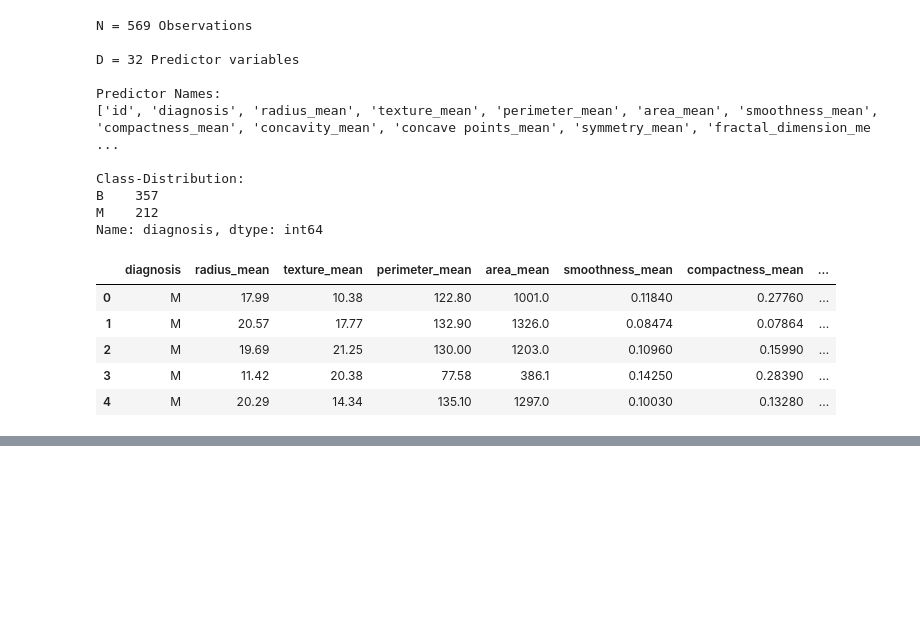
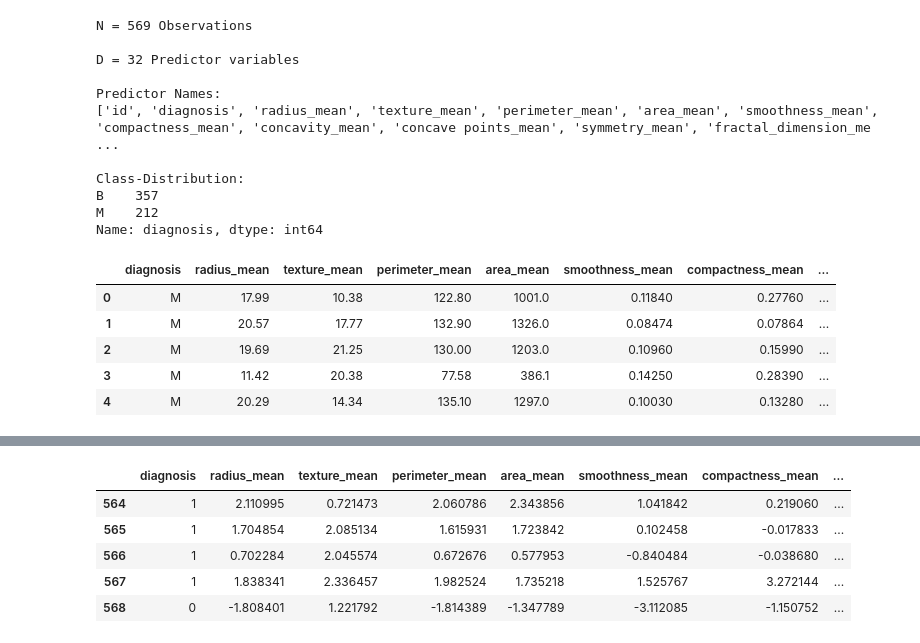
Before and after one commit to lucasabdalah/Exploratory-Data-Analisys, a Jupyter notebook: code/hw3/data_classification.ipynb, the cells around one changed output, grey strips where cells are left out. Drawn from its saved outputs; the diff is of its cells as text; code cells hidden in the pictures; blank space fills up the shorter version.

Commit message:
dummy variables

```diff
--- a/code/hw3/data_classification.ipynb
+++ b/code/hw3/data_classification.ipynb
@@ -73,0 +97,17 @@ df.head(5)
+# %%
+data= df.copy()
+# Convert categorical values to integers (Dummy Variables)
+# B = 0; M = 1
+data['diagnosis'] = data['diagnosis'].replace(['B', 'M'], [0, 1])
+# %%
+# Center and scale predictors values
+data[numeric_columns] = data[numeric_columns].apply(zscore)
+# %%
+data.tail(5)
+# %% [output]
+|  | diagnosis | radius_mean | texture_mean | perimeter_mean | area_mean | smoothness_mean | compactness_mean | ... |
+| 564 | 1 | 2.110995 | 0.721473 | 2.060786 | 2.343856 | 1.041842 | 0.219060 | ... |
+| 565 | 1 | 1.704854 | 2.085134 | 1.615931 | 1.723842 | 0.102458 | -0.017833 | ... |
+| 566 | 1 | 0.702284 | 2.045574 | 0.672676 | 0.577953 | -0.840484 | -0.038680 | ... |
+| 567 | 1 | 1.838341 | 2.336457 | 1.982524 | 1.735218 | 1.525767 | 3.272144 | ... |
+| 568 | 0 | -1.808401 | 1.221792 | -1.814389 | -1.347789 | -3.112085 | -1.150752 | ... |
```
Also changed, not shown: parts of 2 cells of this notebook.
